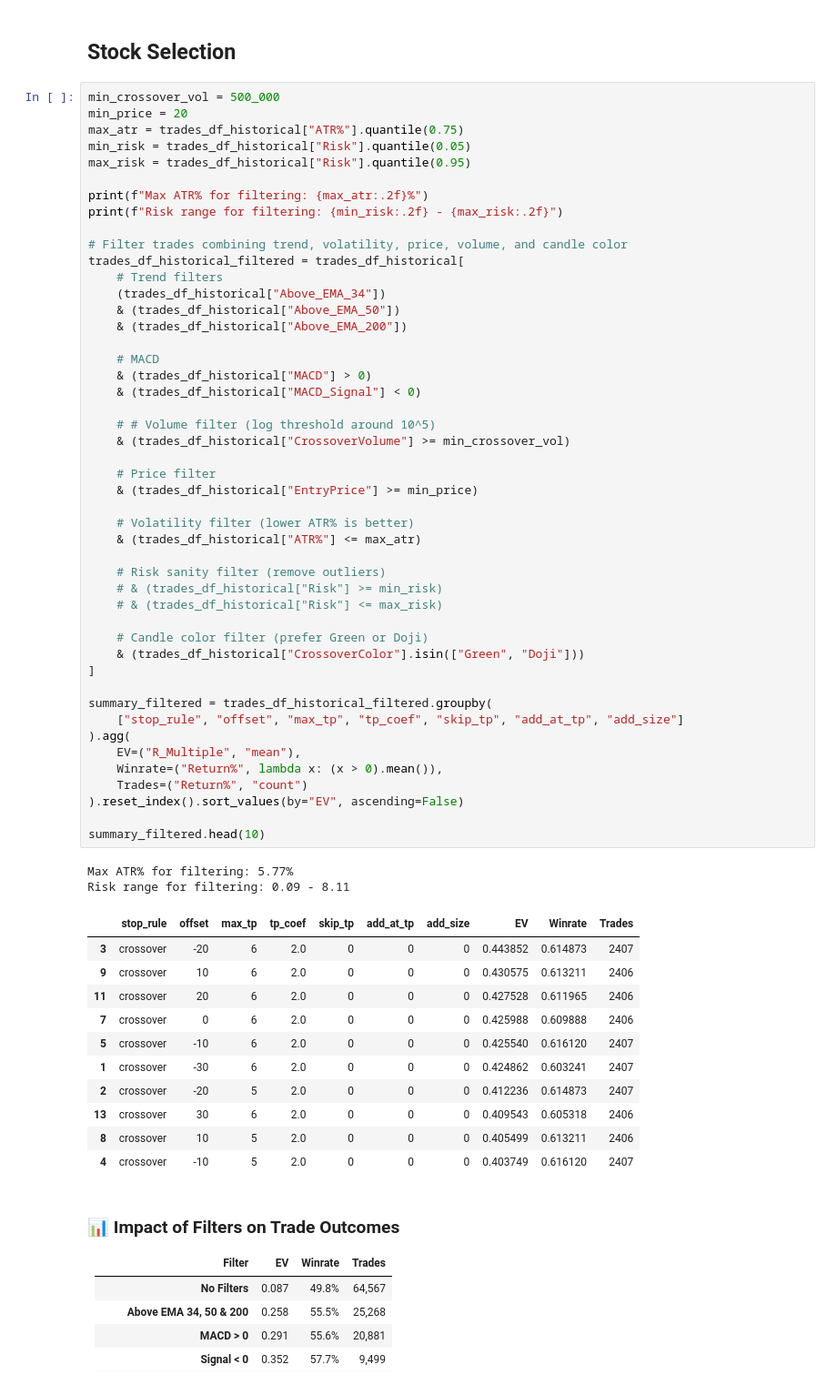
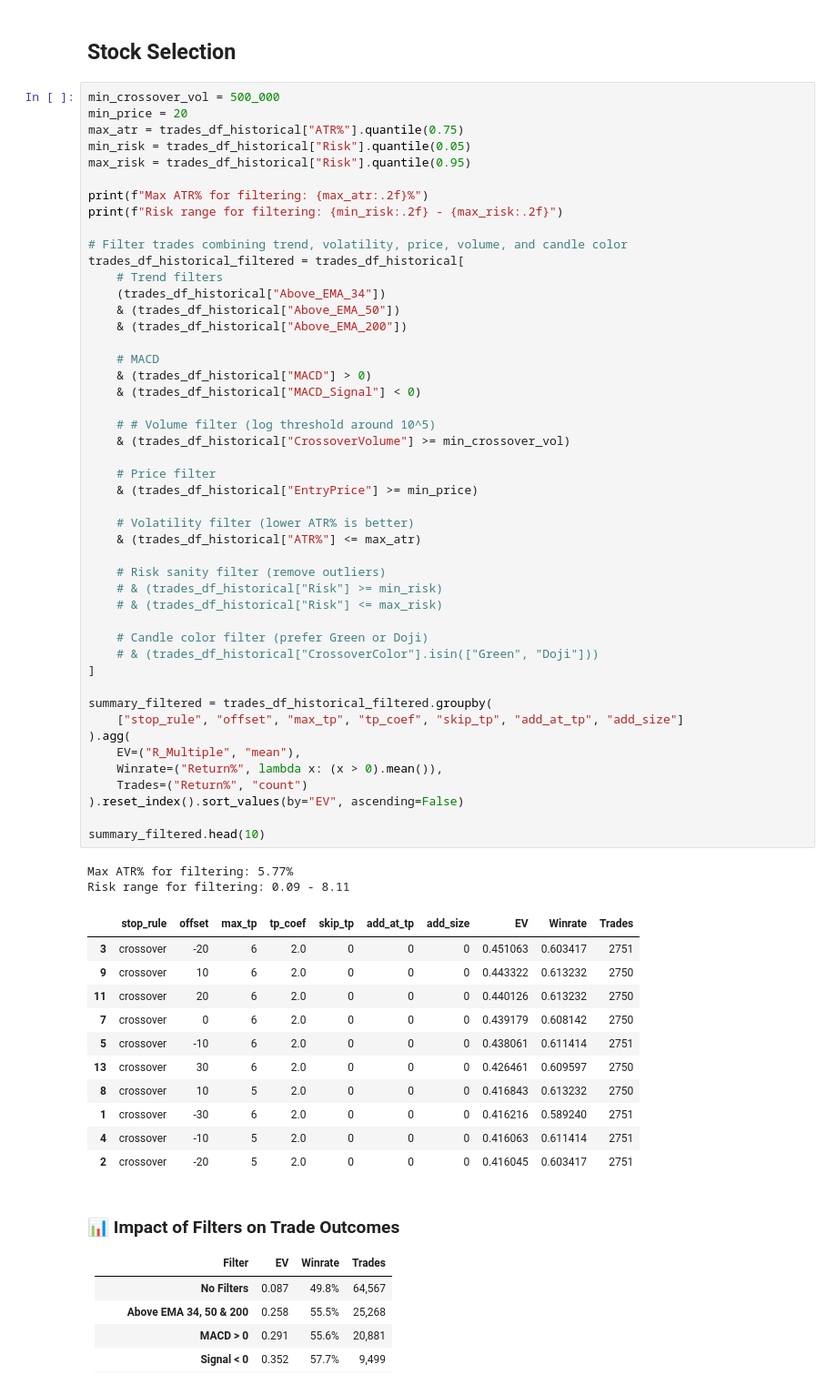
Before and after one commit to i-osipchyk/ema-crossover, a Jupyter notebook: analysis.ipynb, the cells around one changed output. Shown at 91% size. Saved outputs shown, nothing was run; the diff lists cells and outputs as text.

```diff
--- a/analysis.ipynb
+++ b/analysis.ipynb
@@ -903,44 +903,44 @@ trades_df_historical_filtered = trades_df_historical[
 
     # # Volume filter (log threshold around 10^5)
     & (trades_df_historical["CrossoverVolume"] >= min_crossover_vol)
 
     # Price filter
     & (trades_df_historical["EntryPrice"] >= min_price)
 
     # Volatility filter (lower ATR% is better)
     & (trades_df_historical["ATR%"] <= max_atr)
 
     # Risk sanity filter (remove outliers)
     # & (trades_df_historical["Risk"] >= min_risk)
     # & (trades_df_historical["Risk"] <= max_risk)
 
     # Candle color filter (prefer Green or Doji)
-    & (trades_df_historical["CrossoverColor"].isin(["Green", "Doji"]))
+    # & (trades_df_historical["CrossoverColor"].isin(["Green", "Doji"]))
 ]
 
 summary_filtered = trades_df_historical_filtered.groupby(
     ["stop_rule", "offset", "max_tp", "tp_coef", "skip_tp", "add_at_tp", "add_size"]
 ).agg(
     EV=("R_Multiple", "mean"),
     Winrate=("Return%", lambda x: (x > 0).mean()),
     Trades=("Return%", "count")
 ).reset_index().sort_values(by="EV", ascending=False)
 
 summary_filtered.head(10)
 # %% [output]
 Max ATR% for filtering: 5.77%
 Risk range for filtering: 0.09 - 8.11
 |  | stop_rule | offset | max_tp | tp_coef | skip_tp | add_at_tp | add_size | EV | Winrate | Trades |
-| 3 | crossover | -20 | 6 | 2.0 | 0 | 0 | 0 | 0.443852 | 0.614873 | 2407 |
-| 9 | crossover | 10 | 6 | 2.0 | 0 | 0 | 0 | 0.430575 | 0.613211 | 2406 |
-| 11 | crossover | 20 | 6 | 2.0 | 0 | 0 | 0 | 0.427528 | 0.611965 | 2406 |
-| 7 | crossover | 0 | 6 | 2.0 | 0 | 0 | 0 | 0.425988 | 0.609888 | 2406 |
-| 5 | crossover | -10 | 6 | 2.0 | 0 | 0 | 0 | 0.425540 | 0.616120 | 2407 |
-| 1 | crossover | -30 | 6 | 2.0 | 0 | 0 | 0 | 0.424862 | 0.603241 | 2407 |
-| 2 | crossover | -20 | 5 | 2.0 | 0 | 0 | 0 | 0.412236 | 0.614873 | 2407 |
-| 13 | crossover | 30 | 6 | 2.0 | 0 | 0 | 0 | 0.409543 | 0.605318 | 2406 |
-| 8 | crossover | 10 | 5 | 2.0 | 0 | 0 | 0 | 0.405499 | 0.613211 | 2406 |
-| 4 | crossover | -10 | 5 | 2.0 | 0 | 0 | 0 | 0.403749 | 0.616120 | 2407 |
+| 3 | crossover | -20 | 6 | 2.0 | 0 | 0 | 0 | 0.451063 | 0.603417 | 2751 |
+| 9 | crossover | 10 | 6 | 2.0 | 0 | 0 | 0 | 0.443322 | 0.613232 | 2750 |
+| 11 | crossover | 20 | 6 | 2.0 | 0 | 0 | 0 | 0.440126 | 0.613232 | 2750 |
+| 7 | crossover | 0 | 6 | 2.0 | 0 | 0 | 0 | 0.439179 | 0.608142 | 2750 |
+| 5 | crossover | -10 | 6 | 2.0 | 0 | 0 | 0 | 0.438061 | 0.611414 | 2751 |
+| 13 | crossover | 30 | 6 | 2.0 | 0 | 0 | 0 | 0.426461 | 0.609597 | 2750 |
+| 8 | crossover | 10 | 5 | 2.0 | 0 | 0 | 0 | 0.416843 | 0.613232 | 2750 |
+| 1 | crossover | -30 | 6 | 2.0 | 0 | 0 | 0 | 0.416216 | 0.589240 | 2751 |
+| 4 | crossover | -10 | 5 | 2.0 | 0 | 0 | 0 | 0.416063 | 0.611414 | 2751 |
+| 2 | crossover | -20 | 5 | 2.0 | 0 | 0 | 0 | 0.416045 | 0.603417 | 2751 |
 # %% [markdown]
 ### 📊 Impact of Filters on Trade Outcomes
 
```
Also changed, not shown: parts of 12 cells of this notebook, 1 other file.
